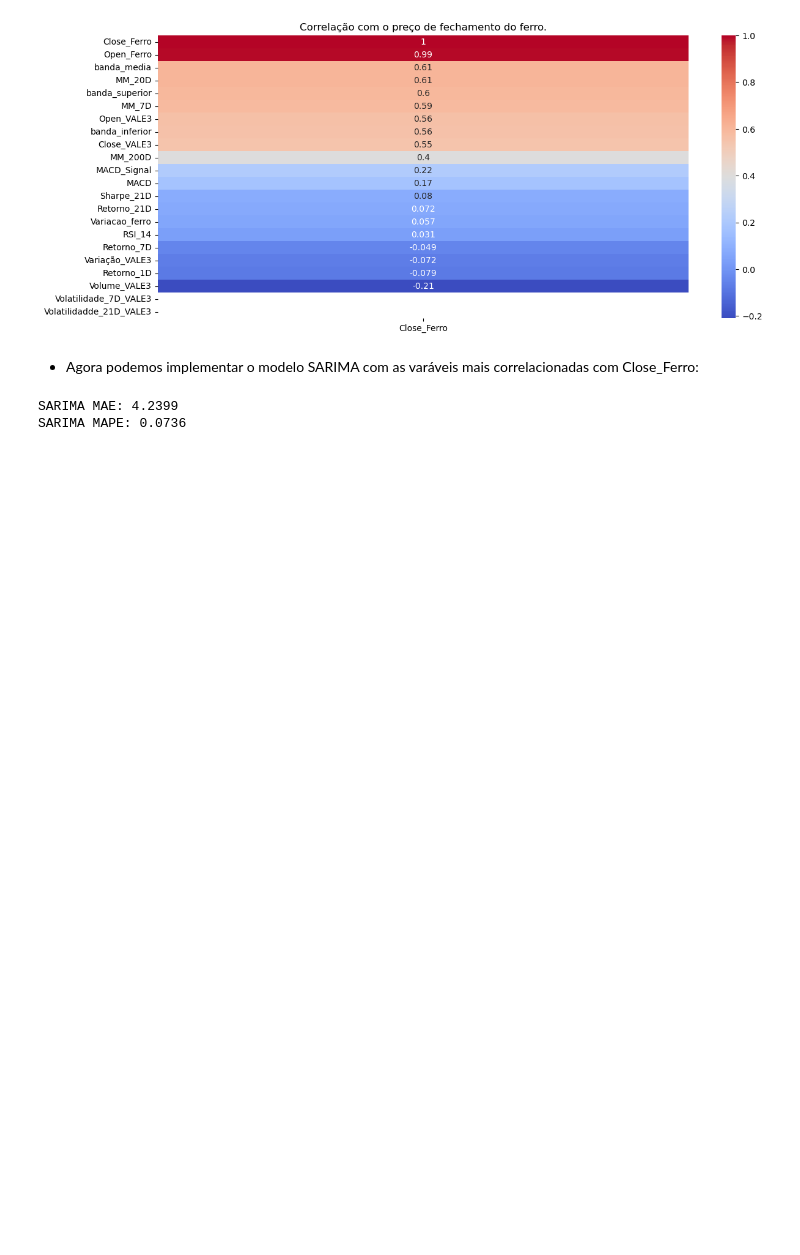
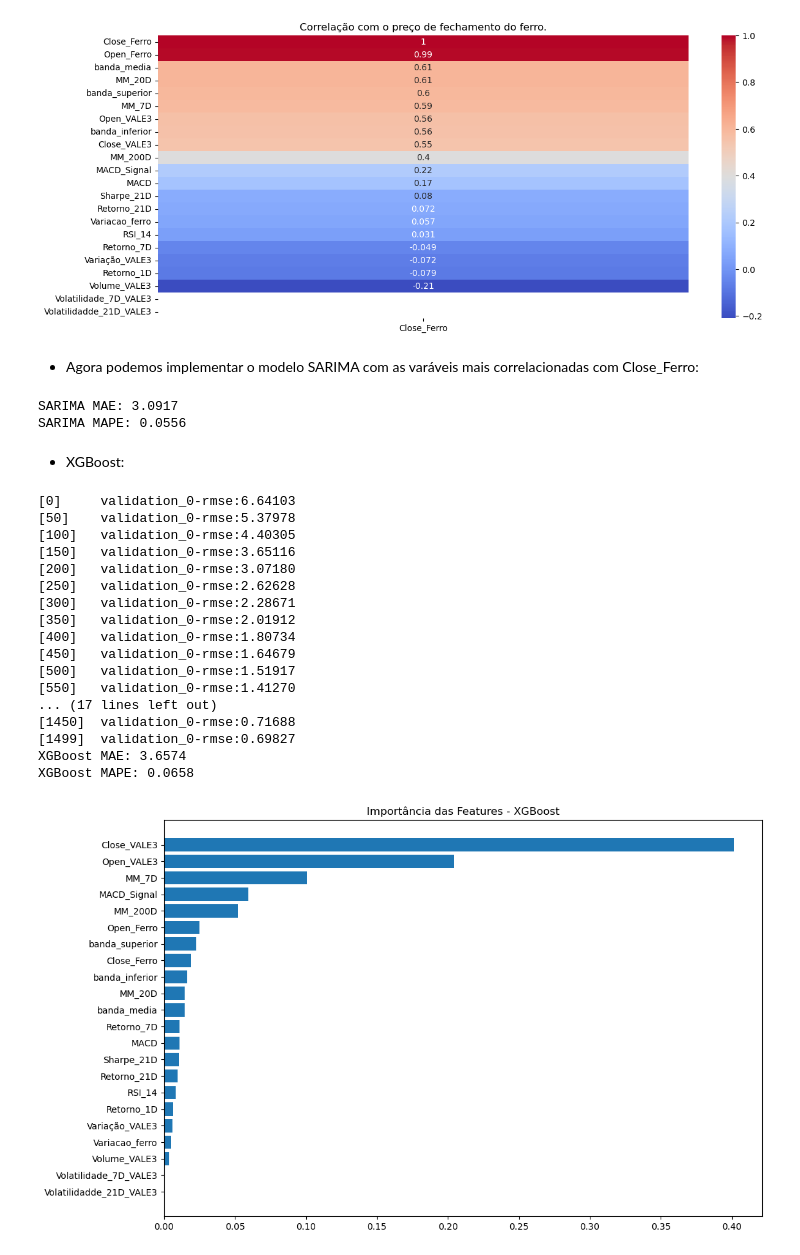
Before and after one commit to DanielCFigueira/Projeto_Predicao_VALE3, a Jupyter notebook: Arquivos_Projeto/Previsão_VALE3.ipynb, the cells around one changed output. Saved outputs shown, nothing was run; the diff lists cells and outputs as text; code cells hidden in the pictures; blank space fills up the shorter version.

```diff
--- a/Arquivos_Projeto/Previsão_VALE3.ipynb
+++ b/Arquivos_Projeto/Previsão_VALE3.ipynb
@@ -501,8 +503,8 @@ plt.show()
 modelo_sarima = SARIMAX(
     endog = y_train,
     exog = X_train[['Close_Ferro', 'MM_20D', 'Close_VALE3', 'Open_VALE3', 'MM_200D', 'MM_7D']],
-    order = (2, 1, 2),
-    seasonal_order = (1, 1, 1, 5),
+    order = (1, 1, 2),
+    seasonal_order = (1, 1, 1, 30),
     enforce_stationarity = False,
     enforce_invertibility = False
 )
@@ -522,5 +524,60 @@ print(f"SARIMA MAE: {sarima_mae:.4f}")
 sarima_mape = mean_absolute_percentage_error(y_val, sarima_val_pred)
 print(f"SARIMA MAPE: {sarima_mape:.4f}")
 # %% [output]
-SARIMA MAE: 4.2399
-SARIMA MAPE: 0.0736
+SARIMA MAE: 3.0917
+SARIMA MAPE: 0.0556
+# %% [markdown]
+* XGBoost:
+# %%
+# Modelo XGBoost:
+modelo_xgb = XGBRegressor(
+    n_estimators=1500,
+    learning_rate=0.005,
+    max_depth=4,
+    gamma=0.2,
+    subsample=0.7,
+    colsample_bytree=0.8,
+    random_state=42
+)
+
+# Treinamento com validação:
+modelo_xgb.fit(
+    X_train, y_train,
+    eval_set=[(X_train, y_train)],
+    verbose=50
+)
+
+# Previsão:
+xgb_val_pred = modelo_xgb.predict(X_val)
+
+# Avaliação:
+xgb_mae = mean_absolute_error(y_val, xgb_val_pred)
+print(f"XGBoost MAE: {xgb_mae:.4f}")
+xgb_mape = mean_absolute_percentage_error(y_val, xgb_val_pred)
+print(f"XGBoost MAPE: {xgb_mape:.4f}")
+
+# Importância das features
+plt.figure(figsize=(12, 8))
+sorted_idx = modelo_xgb.feature_importances_.argsort()
+plt.barh(X_train.columns[sorted_idx], modelo_xgb.feature_importances_[sorted_idx])
+plt.title("Importância das Features - XGBoost")
+plt.show()
+# %% [output]
+[0]     validation_0-rmse:6.64103
+[50]    validation_0-rmse:5.37978
+[100]   validation_0-rmse:4.40305
+[150]   validation_0-rmse:3.65116
+[200]   validation_0-rmse:3.07180
+[250]   validation_0-rmse:2.62628
+[300]   validation_0-rmse:2.28671
+[350]   validation_0-rmse:2.01912
+[400]   validation_0-rmse:1.80734
+[450]   validation_0-rmse:1.64679
+[500]   validation_0-rmse:1.51917
+[550]   validation_0-rmse:1.41270
+... (17 lines left out)
+[1450]  validation_0-rmse:0.71688
+[1499]  validation_0-rmse:0.69827
+XGBoost MAE: 3.6574
+XGBoost MAPE: 0.0658
+[figure, added]
```
Also changed, not shown: parts of 15 cells of this notebook, 1 other file.
